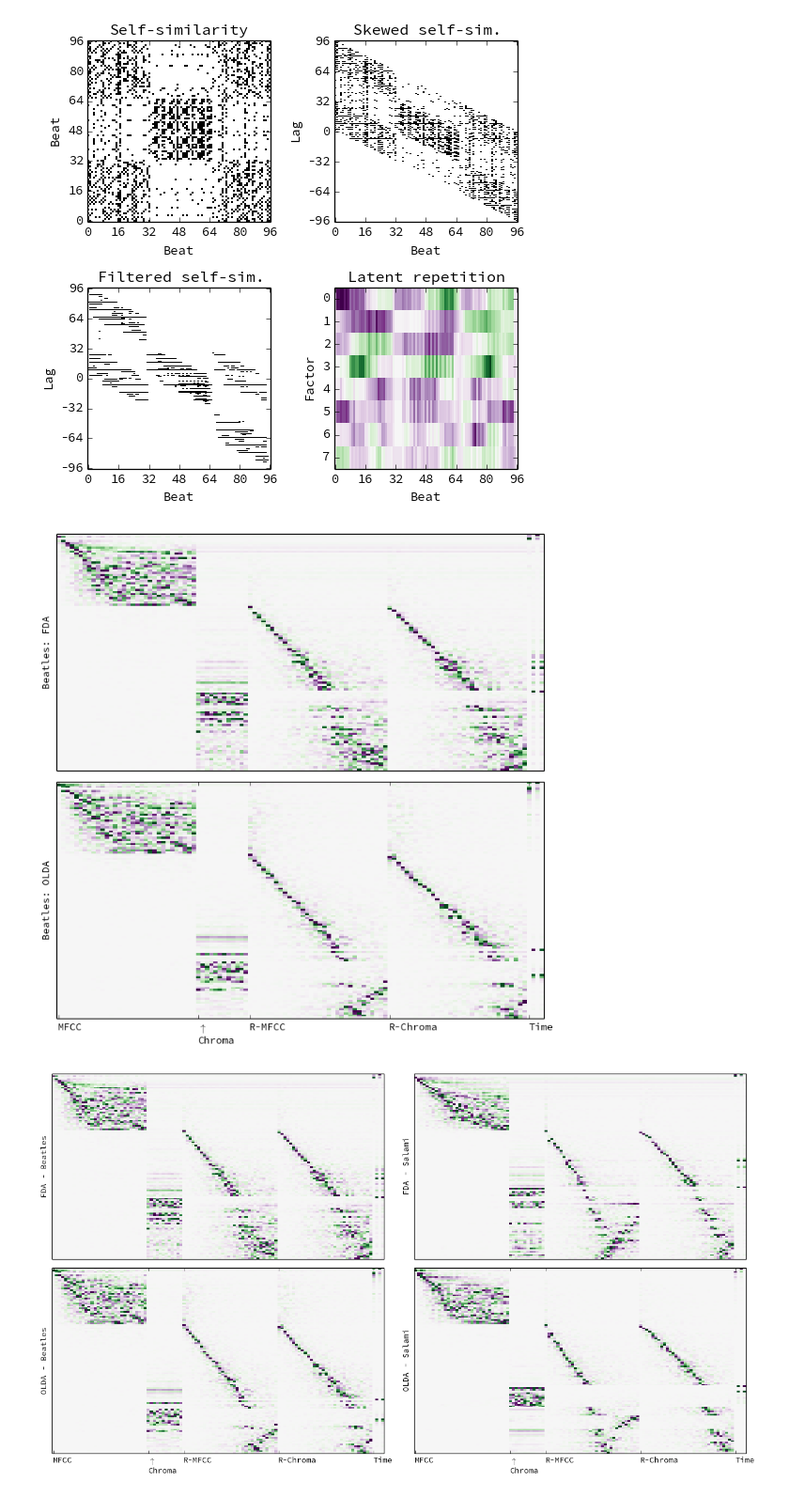
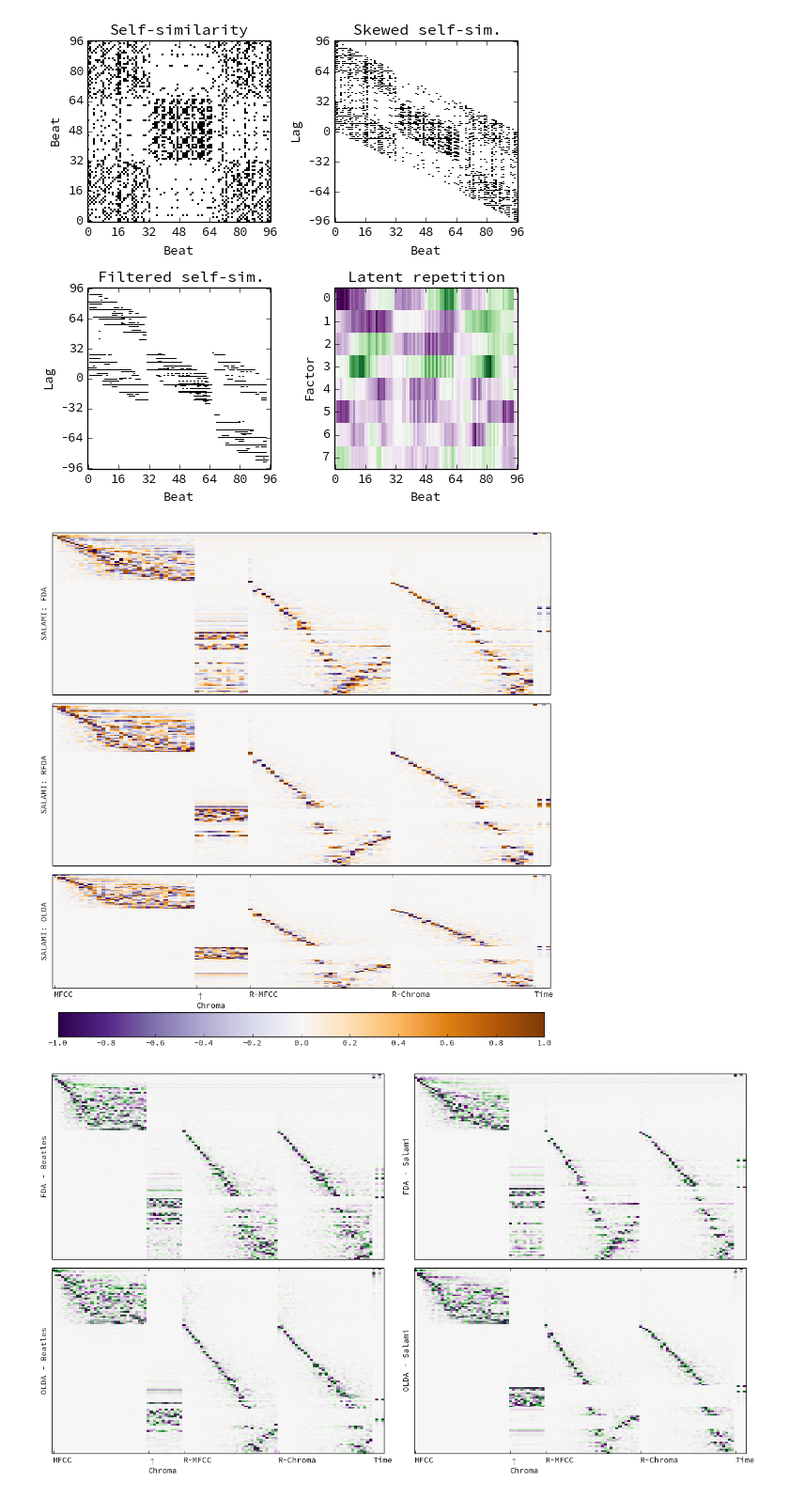
Before and after one commit to bmcfee/olda, a Jupyter notebook: code/ICASSP 2013 - Segmentation.ipynb, the cells around one changed output. Shown at 94% size. Saved outputs shown, nothing was run; the diff lists cells and outputs as text; code cells hidden in the pictures.

```diff
--- a/code/ICASSP 2013 - Segmentation.ipynb
+++ b/code/ICASSP 2013 - Segmentation.ipynb
@@ -386,30 +386,40 @@ make_rep_feature_plot(M[:,40:137])
 # %% [output]
 [figure]
 # %%
-model_fda = np.load('/home/bmcfee/git/olda/data/model_fda_beatles.npy')
-model_olda  = np.load('/home/bmcfee/git/olda/data/model_olda_beatles.npy')
-figure(figsize=(8,8))
-subplot(211)
-imshow(model_fda, aspect='auto', interpolation='none', cmap='PRGn_r')
-ylabel('Beatles: FDA')
+model_fda = np.load('/home/bmcfee/git/olda/data/model_fda_salami.npy')
+model_rfda = np.load('/home/bmcfee/git/olda/data/model_rfda_salami.npy')
+model_olda  = np.load('/home/bmcfee/git/olda/data/model_olda_salami.npy')
+figure(figsize=(10,10))
+subplot(311)
+librosa.display.specshow(model_fda, origin='upper')
+
+ylabel('SALAMI: FDA')
 yticks([])
 #ylabel("More important $\\rightarrow$")
 #xticks([0, 32, 44, 76, 108], ['MFCC', 'Chroma', 'Rep-M', 'Rep-C', 'Time'], rotation=-30, horizontalalignment='left')
 xticks([])
 #colorbar()
 
-subplot(212)
-imshow(model_olda, aspect='auto', interpolation='none', cmap='PRGn_r')
-ylabel('Beatles: OLDA')
+subplot(312)
+librosa.display.specshow(model_rfda, origin='upper')
+ylabel('SALAMI: RFDA')
 #colorbar(orientation='horizontal')
+#ylabel("More important $\\rightarrow$")
+yticks([])
+
+
+subplot(313)
+librosa.display.specshow(model_olda, origin='upper')
+ylabel('SALAMI: OLDA')
+colorbar(orientation='horizontal')
 #ylabel("More important $\\rightarrow$")
 yticks([])
 xticks([0, 32, 44, 76, 108], ['MFCC', '$\uparrow$\nChroma', 'R-MFCC', 'R-Chroma', 'Time'], horizontalalignment='left')
 
 tight_layout()
 #savefig('/home/bmcfee/git/olda/paper/figs/w.pdf', format='pdf', pad_inches=0, transparent=True)
 # %% [output]
-[figure, old version]
+[figure, new version]
 # %%
 model_fda_beatles = np.load('/home/bmcfee/git/olda/data/model_fda_beatles.npy')
 model_fda_salami = np.load('/home/bmcfee/git/olda/data/model_fda_salami.npy')
```
Also changed, not shown: parts of 3 cells of this notebook, 7 other files.
